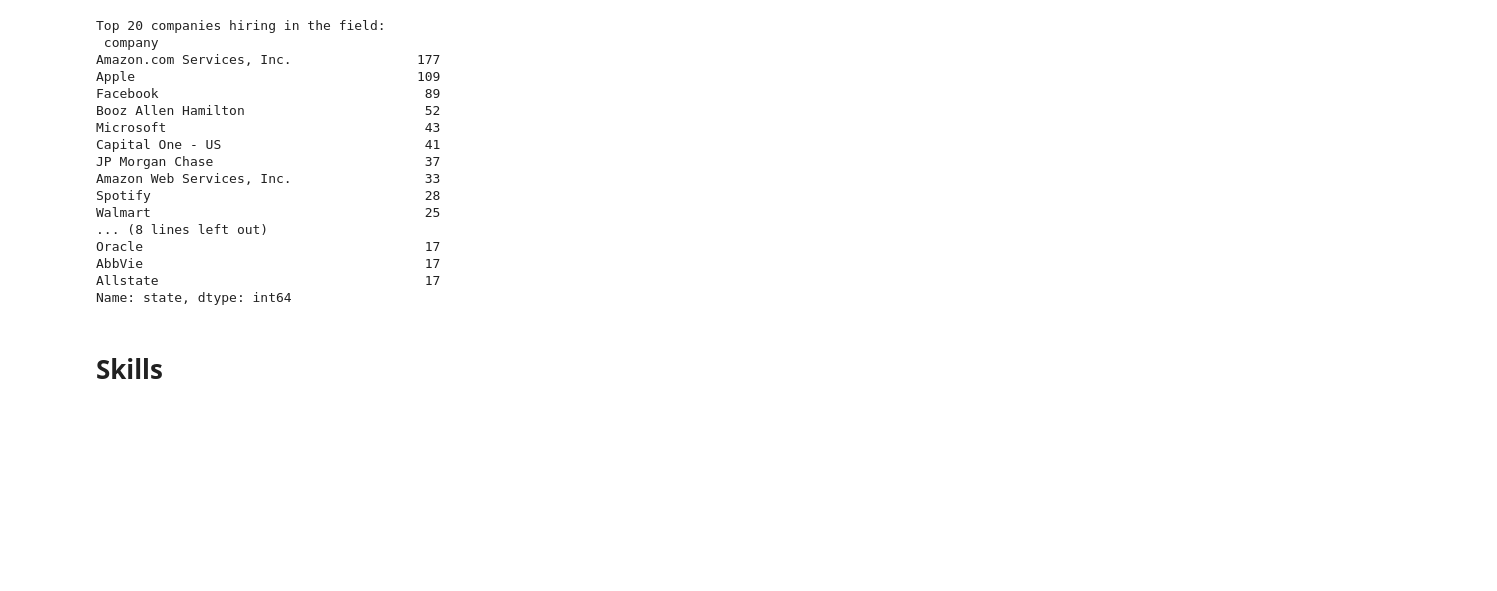
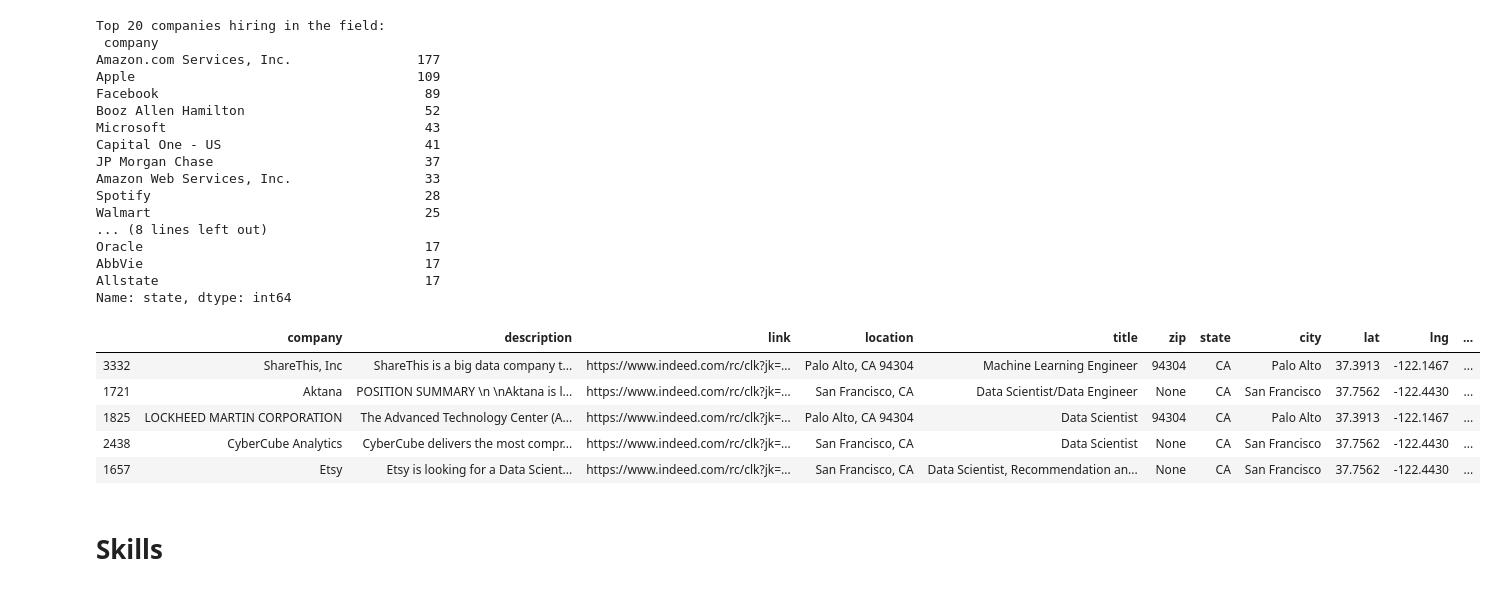
Before and after one commit to dfedorov1988/JobsMarketAnalysis, a Jupyter notebook: Scraped_jobs_analysis.ipynb, the cells around one changed output. Cells and saved outputs as stored; diff of their text form; code cells hidden in the pictures; blank space fills up the shorter version.

Commit message:
Added filtering of jobs by location

```diff
--- a/Scraped_jobs_analysis.ipynb
+++ b/Scraped_jobs_analysis.ipynb
@@ -227,6 +264,39 @@ Oracle                                    17
 AbbVie                                    17
 Allstate                                  17
 Name: state, dtype: int64
+# %%
+def filter_by_loc(df, cities, city_of_interest, state, radius):
+    """Filters jobs by location within a certain radius
+    Inputs:
+    Dataframe with job postings
+    Dataframe cities with coordinates for cities
+    City of interest
+    State
+    Radius"""
+
+    # check if such state exists
+    assert state in cities['state_id'].unique(), "No such state in the United States"
+    # check if such a city exists in the provided state
+    assert city_of_interest in cities[cities['state_id'] == state]['city'].unique(), "No such city in requested state"
+    # pulling row for the city we need to extract coordinates
+    city_row = cities[(cities['state_id'] == state) & (cities['city'] == city_of_interest)]
+    lat = city_row['lat']
+    long = city_row['lng']
+    within_radius = []
+    for index, row in df.iterrows():
+        # distance between desired city and the city  in each row
+        distance = calc_distance_between_2_points(lat, long, row['lat'], row['lng'])
+        # boolean array to filter dataframe to get the cities we need
+        within_radius.append(distance < radius)
+
+    return df[within_radius]
+# %% [output]
+|  | company | description | link | location | title | zip | state | city | lat | lng | ... |
+| 3332 | ShareThis, Inc | ShareThis is a big data company t... | https://www.indeed.com/rc/clk?jk=... | Palo Alto, CA 94304 | Machine Learning Engineer | 94304 | CA | Palo Alto | 37.3913 | -122.1467 | ... |
+| 1721 | Aktana | POSITION SUMMARY \n \nAktana is l... | https://www.indeed.com/rc/clk?jk=... | San Francisco, CA | Data Scientist/Data Engineer | None | CA | San Francisco | 37.7562 | -122.4430 | ... |
+| 1825 | LOCKHEED MARTIN CORPORATION | The Advanced Technology Center (A... | https://www.indeed.com/rc/clk?jk=... | Palo Alto, CA 94304 | Data Scientist | 94304 | CA | Palo Alto | 37.3913 | -122.1467 | ... |
+| 2438 | CyberCube Analytics | CyberCube delivers the most compr... | https://www.indeed.com/rc/clk?jk=... | San Francisco, CA | Data Scientist | None | CA | San Francisco | 37.7562 | -122.4430 | ... |
+| 1657 | Etsy | Etsy is looking for a Data Scient... | https://www.indeed.com/rc/clk?jk=... | San Francisco, CA | Data Scientist, Recommendation an... | None | CA | San Francisco | 37.7562 | -122.4430 | ... |
 # %% [markdown]
 # Skills
 # %% [markdown]
```
Also changed, not shown: parts of 3 cells of this notebook.
